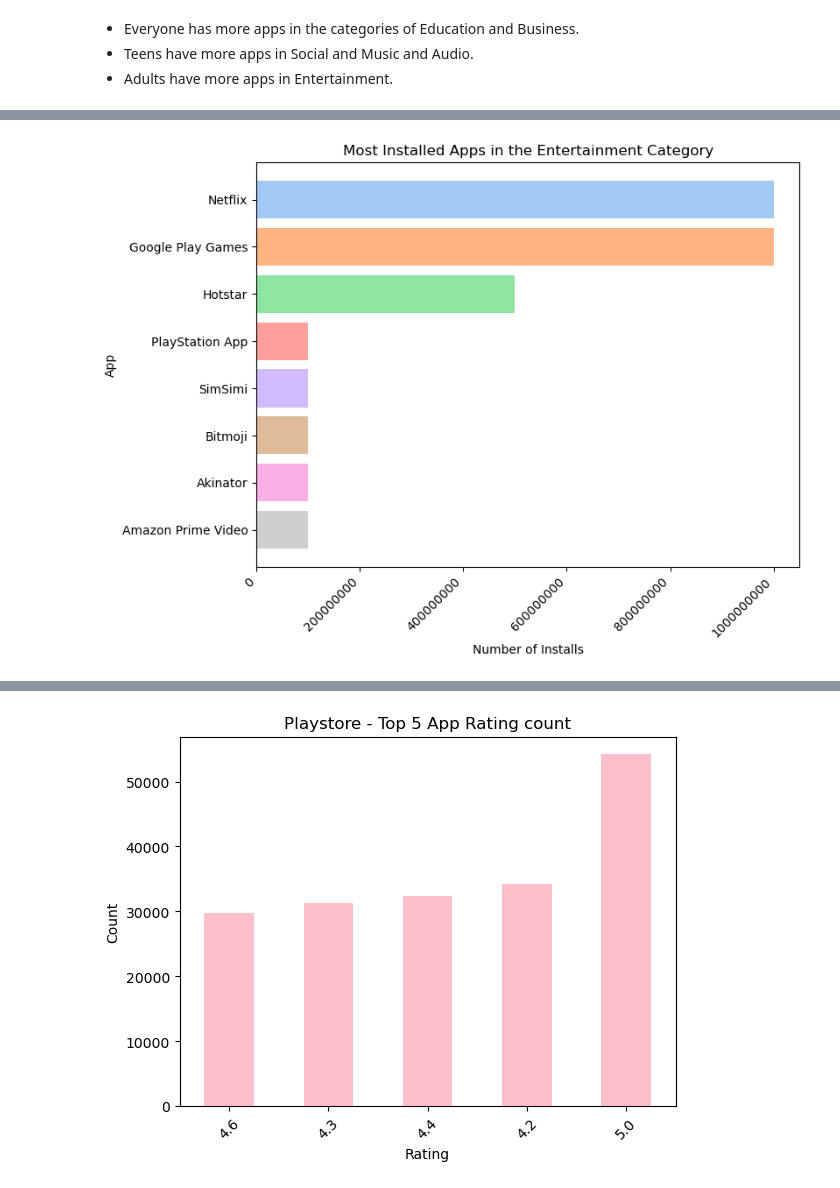
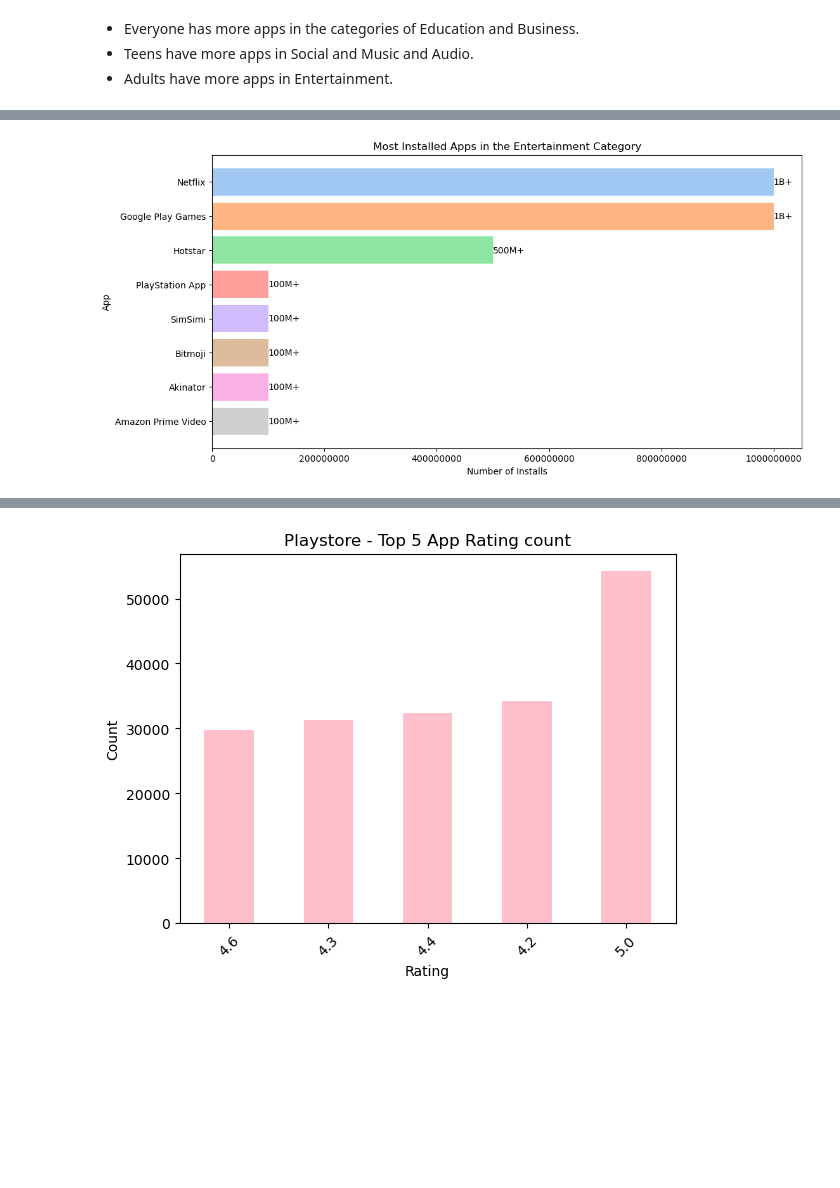
Before and after one commit to maria-clavijo/project_playstore_apps, a Jupyter notebook: notebooks/EDA.ipynb, the cells around one changed output, grey strips where cells are left out. Saved outputs shown, nothing was run; the diff lists cells and outputs as text; code cells hidden in the pictures; blank space fills up the shorter version.

```diff
--- a/notebooks/EDA.ipynb
+++ b/notebooks/EDA.ipynb
@@ -146,19 +140,23 @@ df_social = df_modified[df_modified['Category'] == 'Social']
 
 # Sort applications by number of installations in descending order
 social_sorted = df_social.sort_values(by='Installs', ascending=False)
-top_social = social_sorted.head(6)
+top_social = social_sorted.head(10)
 
 palette = sns.color_palette('husl', 6)
-
-# Create the bar chart
-plt.figure(figsize=(8, 6))
+plt.figure(figsize=(12, 6))
 bars = plt.barh(top_social['App Name'], top_social['Installs'], color=palette)
-
+for bar, install_count in zip(bars, top_social['Installs']):
+    if install_count >= 1000000000:
+        label = f'{install_count // 1000000000}B+'
+    elif install_count >= 1000000:
+        label = f'{install_count // 1000000}M+'
+    else:
+        label = f'{install_count}+'
+    plt.text(install_count, bar.get_y() + bar.get_height() / 2, label, va='center', ha='left')
 plt.xlabel('Number of Installs')
 plt.ylabel('App')
 plt.title('Most Installed Apps in the Social Category')
 plt.gca().invert_yaxis()
-plt.xticks(rotation=45, ha='right')
 plt.gca().get_xaxis().get_major_formatter().set_scientific(False)
 plt.show()
 # %% [output]
@@ -166,24 +164,28 @@ plt.show()
 # %%
 # Filter apps from category "Entertainment"
 df_entt = df_modified[df_modified['Category'] == 'Entertainment']
 
 # Sort applications by number of installations in descending order
 entt_sorted = df_entt.sort_values(by='Installs', ascending=False)
 top_entt = entt_sorted.head(8)
 
 palette = sns.color_palette('pastel', 8)
-
-# Create the bar chart
-plt.figure(figsize=(8, 6))
+plt.figure(figsize=(12, 6))
 bars = plt.barh(top_entt['App Name'], top_entt['Installs'], color=palette)
-
+for bar, install_count in zip(bars, top_entt['Installs']):
+    if install_count >= 1000000000:
+        label = f'{install_count // 1000000000}B+'
+    elif install_count >= 1000000:
+        label = f'{install_count // 1000000}M+'
+    else:
+        label = f'{install_count}+'
+    plt.text(install_count, bar.get_y() + bar.get_height() / 2, label, va='center', ha='left')
 plt.xlabel('Number of Installs')
 plt.ylabel('App')
 plt.title('Most Installed Apps in the Entertainment Category')
 plt.gca().invert_yaxis()
-plt.xticks(rotation=45, ha='right')
 plt.gca().get_xaxis().get_major_formatter().set_scientific(False)
 plt.show()
 # %% [output]
-[figure, old version]
+[figure, new version]
 # %%
```
Also changed, not shown: parts of 7 cells of this notebook.
